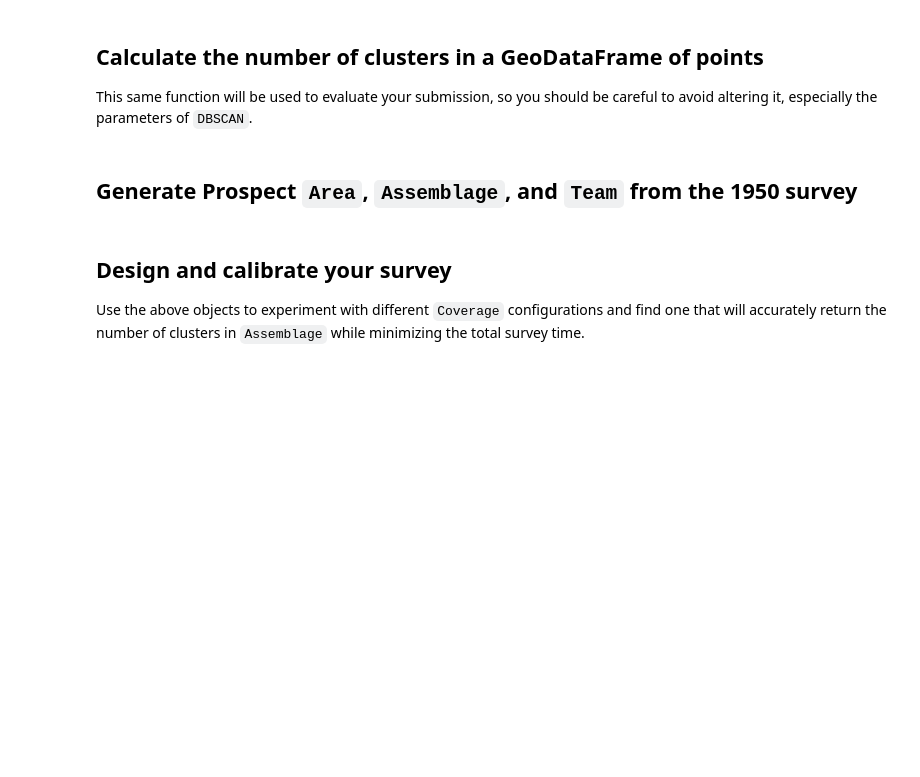
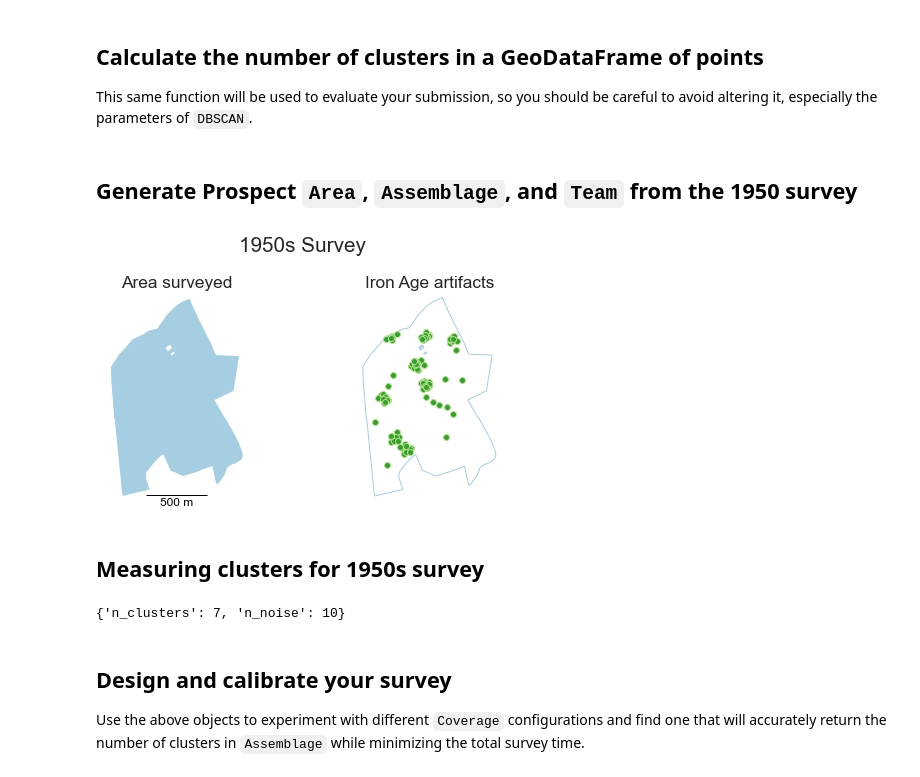
Before and after one commit to deppen8/prospect, a Jupyter notebook: notebooks/pub1/assignment_files/survey_design.ipynb, the cells around one changed output. Cells and saved outputs as stored; diff of their text form; code cells hidden in the pictures; blank space fills up the shorter version.

Commit message:
Big update to pub-related figures and tables

```diff
--- a/notebooks/pub1/assignment_files/survey_design.ipynb
+++ b/notebooks/pub1/assignment_files/survey_design.ipynb
@@ -48,5 +52,8 @@ import prospect
 from sklearn.cluster import DBSCAN
 from sklearn.preprocessing import StandardScaler
+# %%
+sns.set_style("white")
+sns.set_context("notebook")
 # %% [markdown]
 ## Calculate the number of clusters in a GeoDataFrame of points
 
@@ -116,6 +123,46 @@ team_1950 = prospect.Team(
     surveyor_list=[surveyor_1950],
     assignment="naive",
 )
+# %%
+AREA_LT_BLUE = "#a6cee3"
+LAYER_GREEN = {"facecolor": "#33a02c", "edgecolor": "#b2df8a"}
+
+fig, ax = plt.subplots(1, 2, figsize=(8, 4))
+
+fig.suptitle("1950s Survey", size="xx-large")
+
+# Area
+ax[0].set_title("Area surveyed", size="x-large", pad=0)
+area_1950.df.plot(ax=ax[0], color=AREA_LT_BLUE)
+
+# Assemblage
+ax[1].set_title("Iron Age artifacts", size="x-large", pad=0)
+area_1950.df.plot(ax=ax[1], facecolor="none", edgecolor=AREA_LT_BLUE)
+assemblage_1950.df.plot(ax=ax[1], facecolor=LAYER_GREEN["facecolor"], edgecolor=LAYER_GREEN["edgecolor"])
+
+scalebar = AnchoredSizeBar(
+    ax[0].transData,
+    500,
+    "500 m",
+    "lower center",
+    pad=-0.2,
+    color="black",
+    frameon=False,
+    size_vertical=1)
+ax[0].add_artist(scalebar)
+
+for sub_ax in fig.axes:
+    sub_ax.axis("off")
+sns.despine(left=True, bottom=True)
+plt.tight_layout()
+# %% [output]
+[figure, added]
+# %% [markdown]
+## Measuring clusters for 1950s survey
+# %%
+get_n_clusters(assemblage_1950.df)
+# %% [output]
+{'n_clusters': 7, 'n_noise': 10}
 # %% [markdown]
 ## Design and calibrate your survey
 
```
Also changed, not shown: parts of 3 cells of this notebook, 36 other files.
